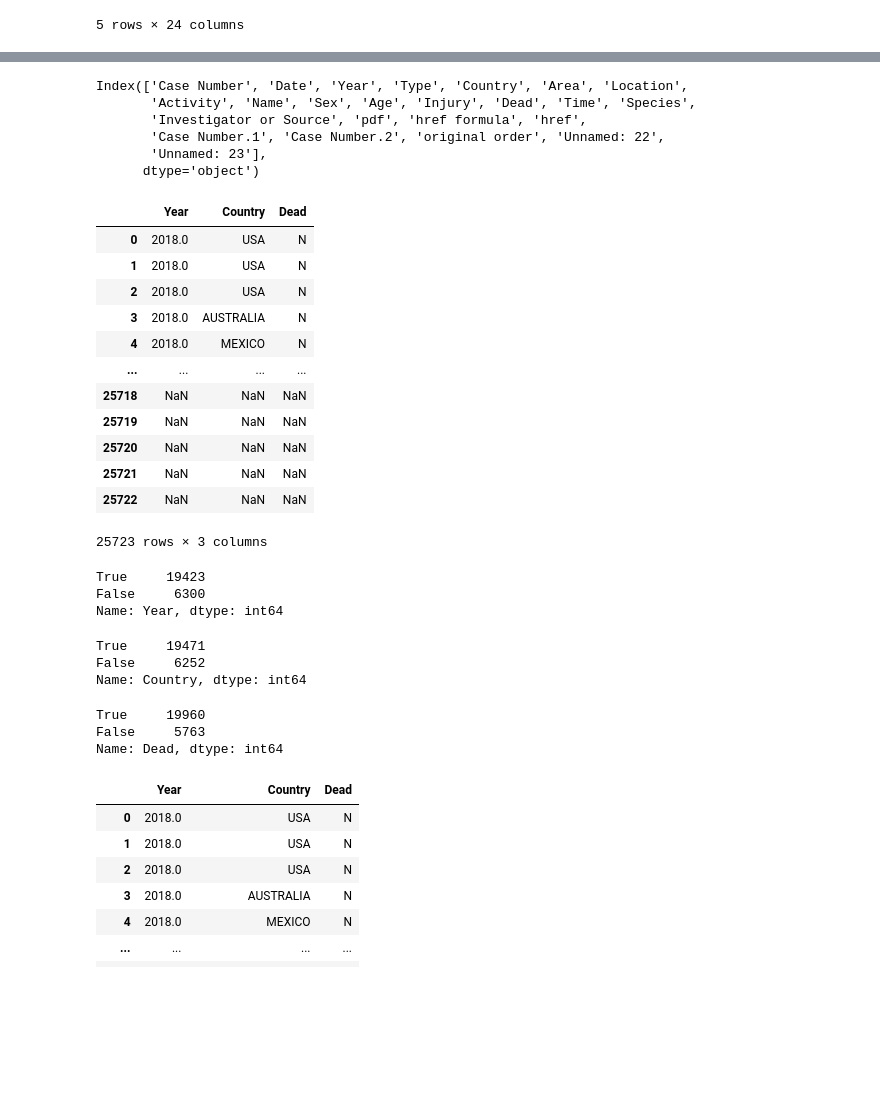
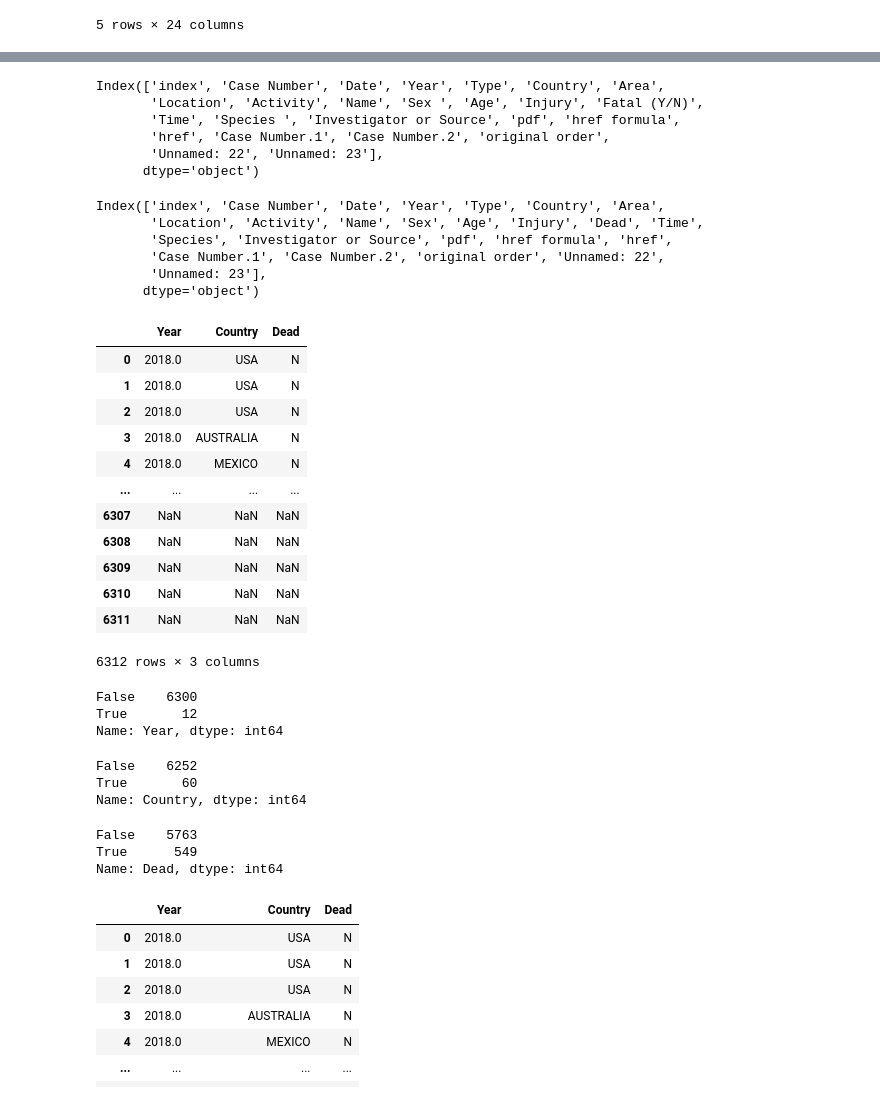
Before and after one commit to Jav1-Mart1nez/Shark-Project, a Jupyter notebook: Sharks!.ipynb, the cells around one changed output, grey strips where cells are left out. Cells and saved outputs as stored; diff of their text form; code cells hidden in the pictures; blank space fills up the shorter version.

```diff
--- a/Sharks!.ipynb
+++ b/Sharks!.ipynb
@@ -28,0 +27,5 @@ Index(['Case Number', 'Date', 'Year', 'Type', 'Country', 'Area', 'Location',
+# %%
+# Vemos que hay 19411 registros que indican True, lo que significa que son registros duplicados. Los limpiamos.
+
+sharks2 = sharks.drop_duplicates().reset_index()
+sharks2
@@ -29,8 +46,19 @@ Index(['Case Number', 'Date', 'Year', 'Type', 'Country', 'Area', 'Location',
+# %%
+#Vamos a consultar ahora que datos tenemos en cada columna, para ello hacemos una llamada a las mismas.
+
+sharks2.columns
+# %% [output]
+Index(['index', 'Case Number', 'Date', 'Year', 'Type', 'Country', 'Area',
+       'Location', 'Activity', 'Name', 'Sex ', 'Age', 'Injury', 'Fatal (Y/N)',
+       'Time', 'Species ', 'Investigator or Source', 'pdf', 'href formula',
+       'href', 'Case Number.1', 'Case Number.2', 'original order',
+       'Unnamed: 22', 'Unnamed: 23'],
+      dtype='object')
 # %%
 """Como vemos que dentro existen algunos index que tienen espacio entre
 el final de la palabra y la comilla, renombramos las columnas para arreglarlo"""
 
-sharks.columns=['Case Number', 'Date', 'Year', 'Type', 'Country', 'Area', 'Location',
+sharks2.columns=['index','Case Number', 'Date', 'Year', 'Type', 'Country', 'Area', 'Location',
        'Activity', 'Name', 'Sex', 'Age', 'Injury', 'Dead', 'Time',
        'Species', 'Investigator or Source', 'pdf', 'href formula', 'href',
        'Case Number.1', 'Case Number.2', 'original order', 'Unnamed: 22',
@@ -38,54 +66,54 @@ sharks.columns=['Case Number', 'Date', 'Year', 'Type', 'Country', 'Area', 'Locat
 # %%
 #Comprobamos que los cambios se han hecho efectivos.
 
-sharks.columns
+sharks2.columns
 # %% [output]
-Index(['Case Number', 'Date', 'Year', 'Type', 'Country', 'Area', 'Location',
-       'Activity', 'Name', 'Sex', 'Age', 'Injury', 'Dead', 'Time', 'Species',
-       'Investigator or Source', 'pdf', 'href formula', 'href',
+Index(['index', 'Case Number', 'Date', 'Year', 'Type', 'Country', 'Area',
+       'Location', 'Activity', 'Name', 'Sex', 'Age', 'Injury', 'Dead', 'Time',
+       'Species', 'Investigator or Source', 'pdf', 'href formula', 'href',
        'Case Number.1', 'Case Number.2', 'original order', 'Unnamed: 22',
        'Unnamed: 23'],
       dtype='object')
 # %%
 """Una vez consultados los datos, vamos a realizar un análisis para conocer los paises en los que se producen
 mayor número de ataques y que procentaje de estos últimos son mortales.Además de esto los agruparemos
 finalmente por décadas, para conocer en que décadas se han producido mayor nº de ataques."""
 
-sharks_attacks=sharks[["Year","Country", "Dead"]]
+sharks_attacks=sharks2[["Year","Country", "Dead"]]
 sharks_attacks
 # %% [output]
 |  | Year | Country | Dead |
 | 0 | 2018.0 | USA | N |
 | 1 | 2018.0 | USA | N |
 | 2 | 2018.0 | USA | N |
 | 3 | 2018.0 | AUSTRALIA | N |
 | 4 | 2018.0 | MEXICO | N |
 | ... | ... | ... | ... |
-| 25718 | NaN | NaN | NaN |
-| 25719 | NaN | NaN | NaN |
-| 25720 | NaN | NaN | NaN |
-| 25721 | NaN | NaN | NaN |
-| 25722 | NaN | NaN | NaN |
+| 6307 | NaN | NaN | NaN |
+| 6308 | NaN | NaN | NaN |
+| 6309 | NaN | NaN | NaN |
+| 6310 | NaN | NaN | NaN |
+| 6311 | NaN | NaN | NaN |
-25723 rows × 3 columns
+6312 rows × 3 columns
 # %%
 #Comprobamos la cantidad de valores "NaN" que tenemos en la columna especies.
 
 sharks_attacks["Year"].isnull().value_counts()
 # %% [output]
-True     19423
-False     6300
+False    6300
+True       12
 Name: Year, dtype: int64
 # %%
 sharks_attacks["Country"].isnull().value_counts()
 # %% [output]
-True     19471
-False     6252
+False    6252
+True       60
 Name: Country, dtype: int64
 # %%
 sharks_attacks["Dead"].isnull().value_counts()
 # %% [output]
-True     19960
-False     5763
+False    5763
+True      549
 Name: Dead, dtype: int64
 # %%
 #Eliminamos los valores NaN por orden descendiente de valores nulos, por si así podemos evitarnos algún filtradp.
```
Also changed, not shown: parts of 22 cells of this notebook.
